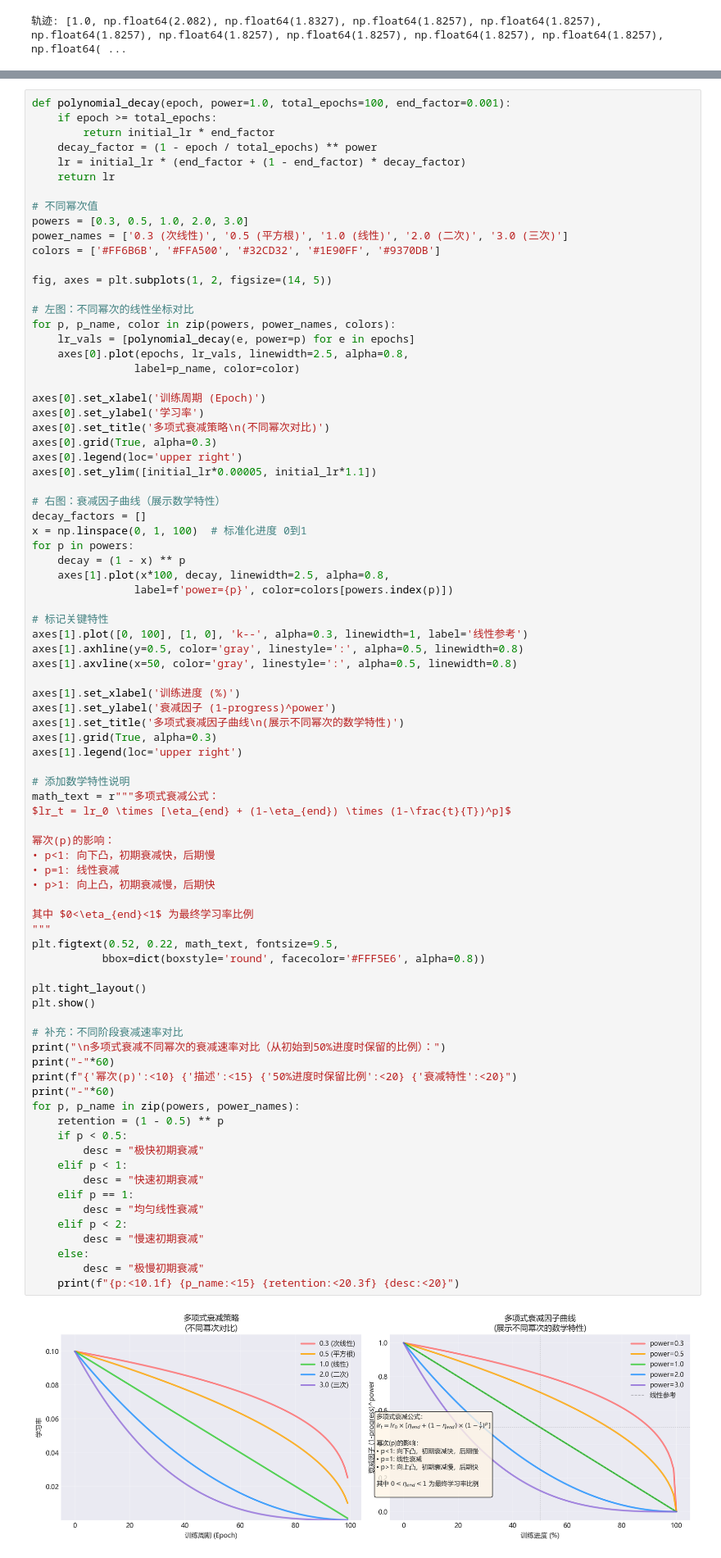
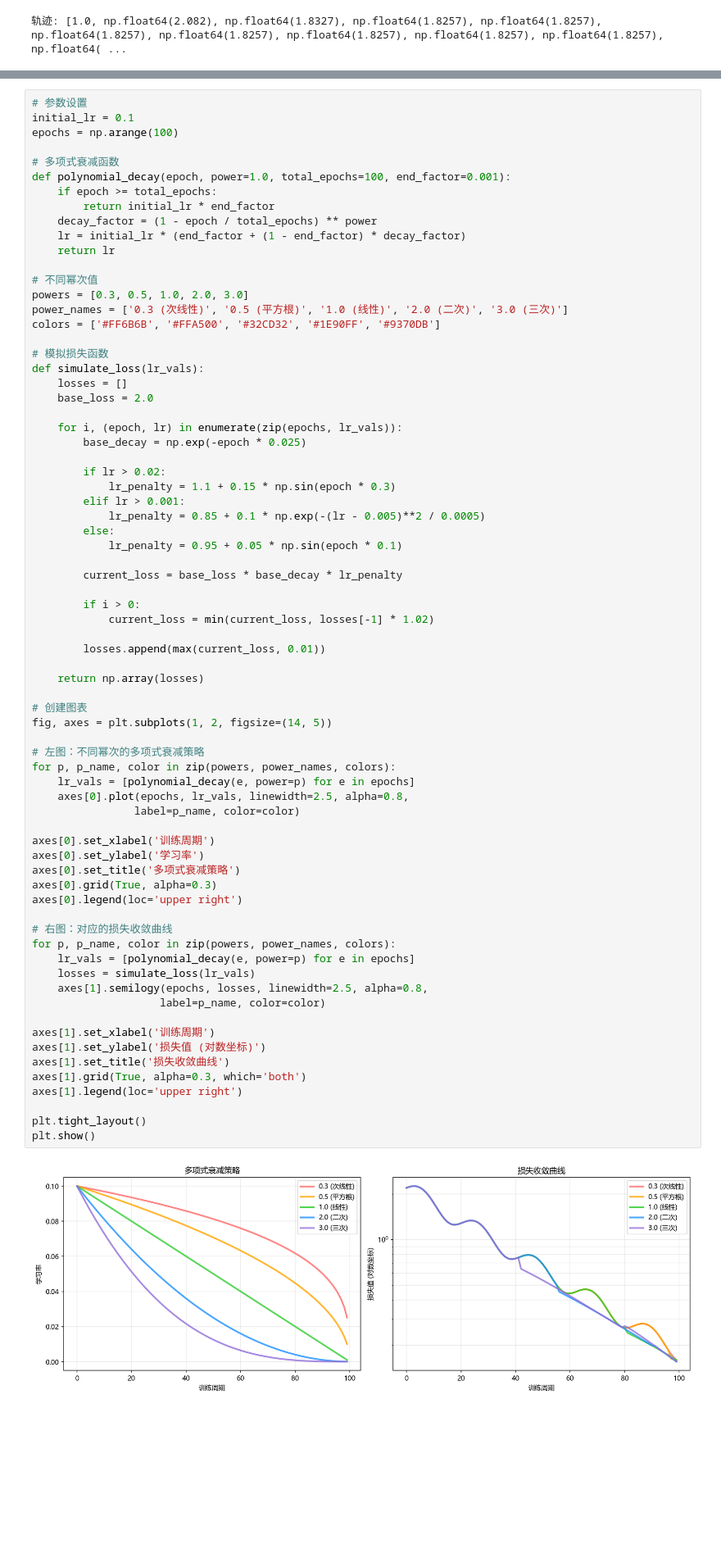
Before and after one commit to XSJWF/DLL, a Jupyter notebook: notebooks/DL_10.ipynb, the cells around one changed output, grey strips where cells are left out. Shown at 82% size. Cells and saved outputs as stored; diff of their text form; blank space fills up the shorter version.

```diff
--- a/notebooks/DL_10.ipynb
+++ b/notebooks/DL_10.ipynb
@@ -801,84 +811,74 @@ plt.show()
 # %%
+# 参数设置
+initial_lr = 0.1
+epochs = np.arange(100)
+
+# 多项式衰减函数
 def polynomial_decay(epoch, power=1.0, total_epochs=100, end_factor=0.001):
     if epoch >= total_epochs:
         return initial_lr * end_factor
     decay_factor = (1 - epoch / total_epochs) ** power
     lr = initial_lr * (end_factor + (1 - end_factor) * decay_factor)
     return lr
 
 # 不同幂次值
 powers = [0.3, 0.5, 1.0, 2.0, 3.0]
 power_names = ['0.3 (次线性)', '0.5 (平方根)', '1.0 (线性)', '2.0 (二次)', '3.0 (三次)']
 colors = ['#FF6B6B', '#FFA500', '#32CD32', '#1E90FF', '#9370DB']
 
+# 模拟损失函数
+def simulate_loss(lr_vals):
+    losses = []
+    base_loss = 2.0
+
+    for i, (epoch, lr) in enumerate(zip(epochs, lr_vals)):
+        base_decay = np.exp(-epoch * 0.025)
+
+        if lr > 0.02:
+            lr_penalty = 1.1 + 0.15 * np.sin(epoch * 0.3)
+        elif lr > 0.001:
+            lr_penalty = 0.85 + 0.1 * np.exp(-(lr - 0.005)**2 / 0.0005)
+        else:
+            lr_penalty = 0.95 + 0.05 * np.sin(epoch * 0.1)
+
+        current_loss = base_loss * base_decay * lr_penalty
+
+        if i > 0:
+            current_loss = min(current_loss, losses[-1] * 1.02)
+
+        losses.append(max(current_loss, 0.01))
+
+    return np.array(losses)
+
+# 创建图表
 fig, axes = plt.subplots(1, 2, figsize=(14, 5))
 
-# 左图：不同幂次的线性坐标对比
+# 左图：不同幂次的多项式衰减策略
 for p, p_name, color in zip(powers, power_names, colors):
     lr_vals = [polynomial_decay(e, power=p) for e in epochs]
     axes[0].plot(epochs, lr_vals, linewidth=2.5, alpha=0.8,
                 label=p_name, color=color)
 
-axes[0].set_xlabel('训练周期 (Epoch)')
+axes[0].set_xlabel('训练周期')
 axes[0].set_ylabel('学习率')
-axes[0].set_title('多项式衰减策略\n(不同幂次对比)')
+axes[0].set_title('多项式衰减策略')
 axes[0].grid(True, alpha=0.3)
 axes[0].legend(loc='upper right')
-axes[0].set_ylim([initial_lr*0.00005, initial_lr*1.1])
 
-# 右图：衰减因子曲线（展示数学特性）
-decay_factors = []
-x = np.linspace(0, 1, 100)  # 标准化进度 0到1
-for p in powers:
-    decay = (1 - x) ** p
-    axes[1].plot(x*100, decay, linewidth=2.5, alpha=0.8,
-                label=f'power={p}', color=colors[powers.index(p)])
+# 右图：对应的损失收敛曲线
+for p, p_name, color in zip(powers, power_names, colors):
+    lr_vals = [polynomial_decay(e, power=p) for e in epochs]
+    losses = simulate_loss(lr_vals)
+    axes[1].semilogy(epochs, losses, linewidth=2.5, alpha=0.8,
+                    label=p_name, color=color)
 
-# 标记关键特性
-axes[1].plot([0, 100], [1, 0], 'k--', alpha=0.3, linewidth=1, label='线性参考')
-axes[1].axhline(y=0.5, color='gray', linestyle=':', alpha=0.5, linewidth=0.8)
-axes[1].axvline(x=50, color='gray', linestyle=':', alpha=0.5, linewidth=0.8)
-
-axes[1].set_xlabel('训练进度 (%)')
-axes[1].set_ylabel('衰减因子 (1-progress)^power')
-axes[1].set_title('多项式衰减因子曲线\n(展示不同幂次的数学特性)')
-axes[1].grid(True, alpha=0.3)
+axes[1].set_xlabel('训练周期')
+axes[1].set_ylabel('损失值 (对数坐标)')
+axes[1].set_title('损失收敛曲线')
+axes[1].grid(True, alpha=0.3, which='both')
 axes[1].legend(loc='upper right')
-
-# 添加数学特性说明
-math_text = r"""多项式衰减公式：
-$lr_t = lr_0 \times [\eta_{end} + (1-\eta_{end}) \times (1-\frac{t}{T})^p]$
-
-幂次(p)的影响：
-• p<1: 向下凸，初期衰减快，后期慢
-• p=1: 线性衰减
-• p>1: 向上凸，初期衰减慢，后期快
-
-其中 $0<\eta_{end}<1$ 为最终学习率比例
-"""
-plt.figtext(0.52, 0.22, math_text, fontsize=9.5,
-           bbox=dict(boxstyle='round', facecolor='#FFF5E6', alpha=0.8))
 
 plt.tight_layout()
 plt.show()
-
-# 补充：不同阶段衰减速率对比
-print("\n多项式衰减不同幂次的衰减速率对比（从初始到50%进度时保留的比例）：")
-print("-"*60)
-print(f"{'幂次(p)':<10} {'描述':<15} {'50%进度时保留比例':<20} {'衰减特性':<20}")
-print("-"*60)
-for p, p_name in zip(powers, power_names):
-    retention = (1 - 0.5) ** p
-    if p < 0.5:
-        desc = "极快初期衰减"
-    elif p < 1:
-        desc = "快速初期衰减"
-    elif p == 1:
-        desc = "均匀线性衰减"
-    elif p < 2:
-        desc = "慢速初期衰减"
-    else:
-        desc = "极慢初期衰减"
-    print(f"{p:<10.1f} {p_name:<15} {retention:<20.3f} {desc:<20}")
 # %% [output]
-[figure, old version]
+[figure, new version]
```
Also changed, not shown: parts of 6 cells of this notebook.
